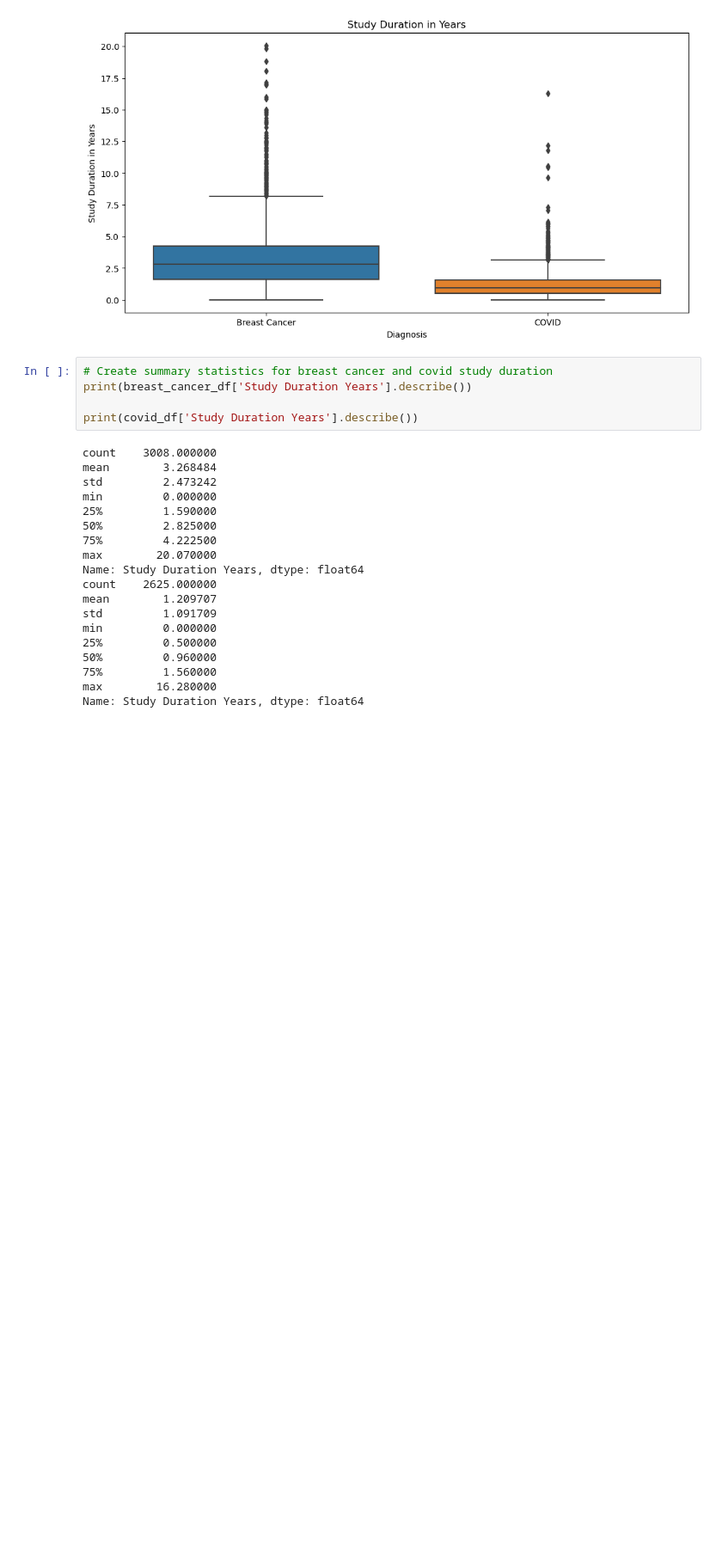
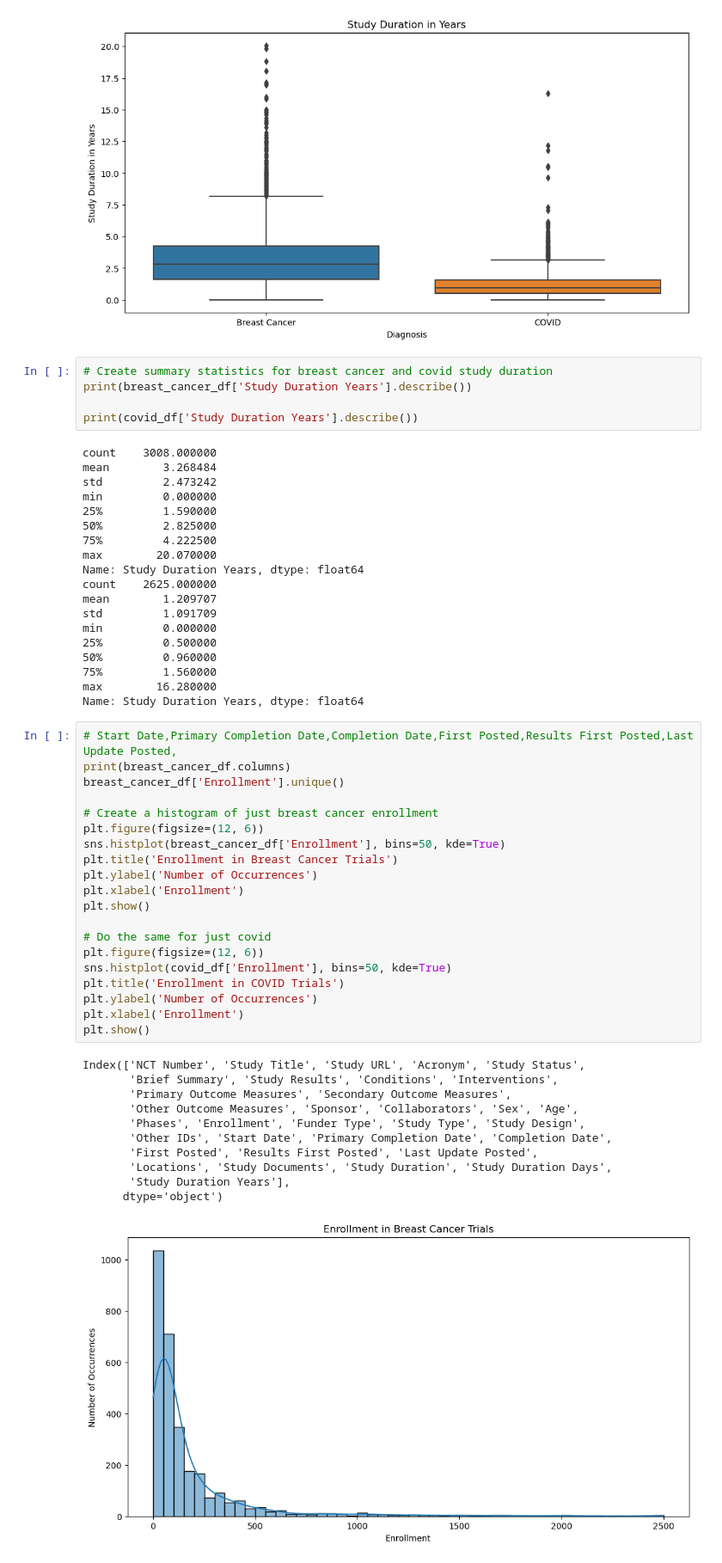
Before and after one commit to harooks/Clinical-Trials-Data-Analysis, a Jupyter notebook: partA_haruko.ipynb, the cells around one changed output. Shown at 86% size. Saved outputs shown, nothing was run; the diff lists cells and outputs as text; blank space fills up the shorter version.

Commit message:
added histogram for enrollment

```diff
--- a/partA_haruko.ipynb
+++ b/partA_haruko.ipynb
@@ -247,3 +248,35 @@ min         0.000000
 75%         1.560000
 max        16.280000
 Name: Study Duration Years, dtype: float64
+# %%
+# Start Date,Primary Completion Date,Completion Date,First Posted,Results First Posted,Last Update Posted,
+print(breast_cancer_df.columns)
+breast_cancer_df['Enrollment'].unique()
+
+# Create a histogram of just breast cancer enrollment
+plt.figure(figsize=(12, 6))
+sns.histplot(breast_cancer_df['Enrollment'], bins=50, kde=True)
+plt.title('Enrollment in Breast Cancer Trials')
+plt.ylabel('Number of Occurrences')
+plt.xlabel('Enrollment')
+plt.show()
+
+# Do the same for just covid
+plt.figure(figsize=(12, 6))
+sns.histplot(covid_df['Enrollment'], bins=50, kde=True)
+plt.title('Enrollment in COVID Trials')
+plt.ylabel('Number of Occurrences')
+plt.xlabel('Enrollment')
+plt.show()
+# %% [output]
+Index(['NCT Number', 'Study Title', 'Study URL', 'Acronym', 'Study Status',
+       'Brief Summary', 'Study Results', 'Conditions', 'Interventions',
+       'Primary Outcome Measures', 'Secondary Outcome Measures',
+       'Other Outcome Measures', 'Sponsor', 'Collaborators', 'Sex', 'Age',
+       'Phases', 'Enrollment', 'Funder Type', 'Study Type', 'Study Design',
+       'Other IDs', 'Start Date', 'Primary Completion Date', 'Completion Date',
+       'First Posted', 'Results First Posted', 'Last Update Posted',
+       'Locations', 'Study Documents', 'Study Duration', 'Study Duration Days',
+       'Study Duration Years'],
+      dtype='object')
+[figure, added]
```
Also changed, not shown: parts of 2 cells of this notebook, 2 other files.
